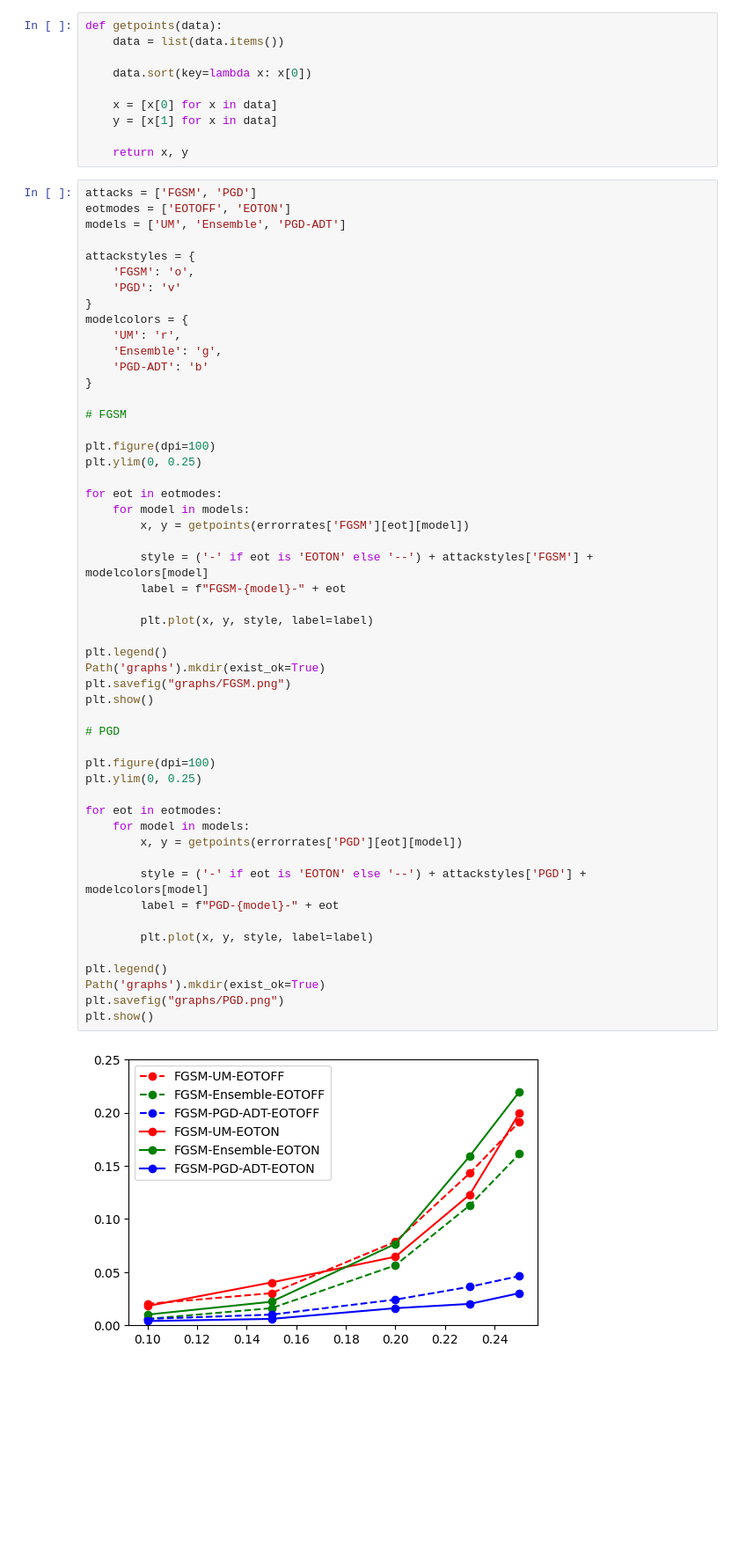
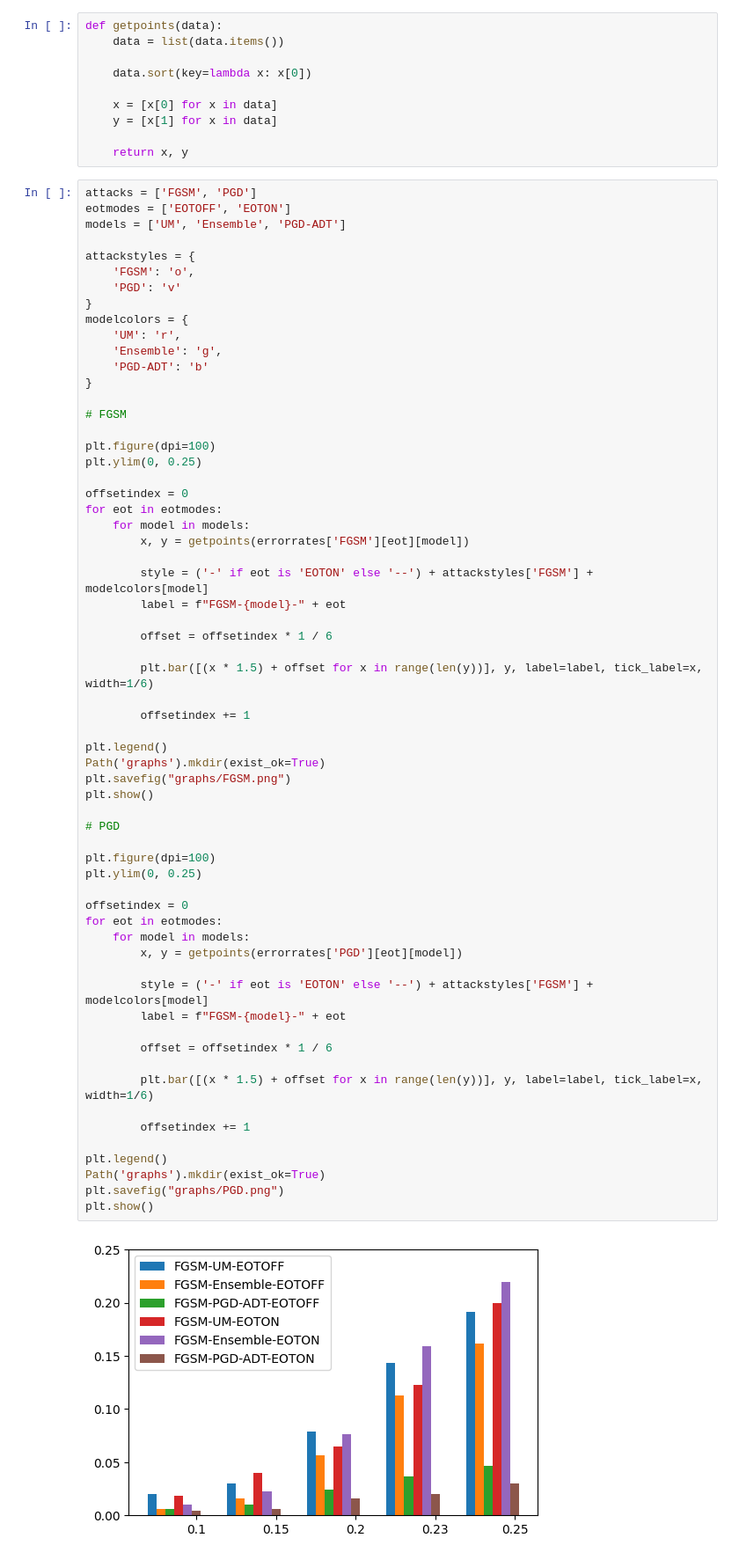
Before and after one commit to Arleycht/project-athena, a Jupyter notebook: Task2_update/ResultGraph.ipynb, the cells around one changed output. Shown at 88% size. Drawn from its saved outputs; the diff is of its cells as text; blank space fills up the shorter version.

Commit message:
Attempt bar graph

```diff
--- a/Task2_update/ResultGraph.ipynb
+++ b/Task2_update/ResultGraph.ipynb
@@ -90,37 +90,47 @@ modelcolors = {
 plt.figure(dpi=100)
 plt.ylim(0, 0.25)
 
+offsetindex = 0
 for eot in eotmodes:
     for model in models:
         x, y = getpoints(errorrates['FGSM'][eot][model])
 
         style = ('-' if eot is 'EOTON' else '--') + attackstyles['FGSM'] + modelcolors[model]
         label = f"FGSM-{model}-" + eot
 
-        plt.plot(x, y, style, label=label)
+        offset = offsetindex * 1 / 6
+
+        plt.bar([(x * 1.5) + offset for x in range(len(y))], y, label=label, tick_label=x, width=1/6)
+
+        offsetindex += 1
 
 plt.legend()
 Path('graphs').mkdir(exist_ok=True)
 plt.savefig("graphs/FGSM.png")
 plt.show()
 
 # PGD
 
 plt.figure(dpi=100)
 plt.ylim(0, 0.25)
 
+offsetindex = 0
 for eot in eotmodes:
     for model in models:
         x, y = getpoints(errorrates['PGD'][eot][model])
 
-        style = ('-' if eot is 'EOTON' else '--') + attackstyles['PGD'] + modelcolors[model]
-        label = f"PGD-{model}-" + eot
+        style = ('-' if eot is 'EOTON' else '--') + attackstyles['FGSM'] + modelcolors[model]
+        label = f"FGSM-{model}-" + eot
 
-        plt.plot(x, y, style, label=label)
+        offset = offsetindex * 1 / 6
+
+        plt.bar([(x * 1.5) + offset for x in range(len(y))], y, label=label, tick_label=x, width=1/6)
+
+        offsetindex += 1
 
 plt.legend()
 Path('graphs').mkdir(exist_ok=True)
 plt.savefig("graphs/PGD.png")
 plt.show()
 # %% [output]
-[figure, old version]
+[figure, new version]
```
Also changed, not shown: parts of 2 cells of this notebook, 5 other files.
